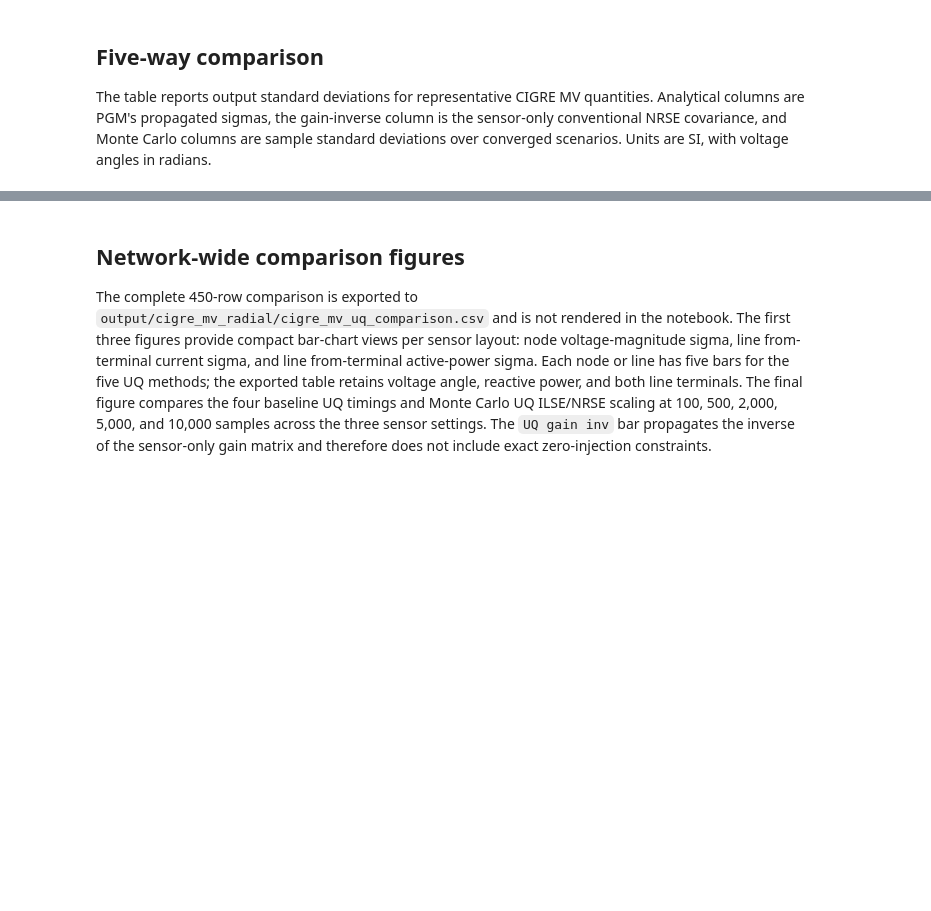
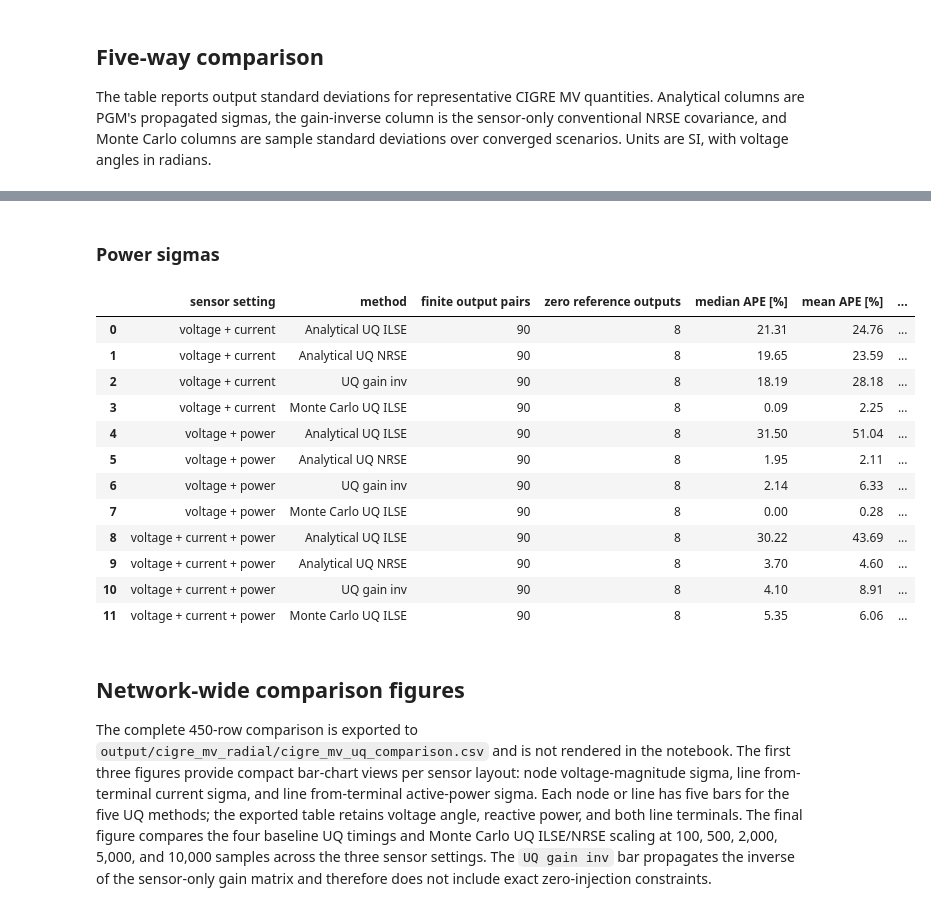
Before and after one commit to Plusero/power-grid-model, a Jupyter notebook: docs/examples/CIGRE MV State Estimation UQ Example.ipynb, the cells around one changed output, grey strips where cells are left out. Cells and saved outputs as stored; diff of their text form; code cells hidden in the pictures; blank space fills up the shorter version.

```diff
--- a/docs/examples/CIGRE MV State Estimation UQ Example.ipynb
+++ b/docs/examples/CIGRE MV State Estimation UQ Example.ipynb
@@ -867,3 +1101,21 @@ Comparison table exported to docs/examples/output/cigre_mv_radial/cigre_mv_uq_co
+# %% [markdown]
+### Power sigmas
+# %%
+format_category_table("Power sigmas")
+# %% [output]
+|  | sensor setting | method | finite output pairs | zero reference outputs | median APE [%] | mean APE [%] | ... |
+| 0 | voltage + current | Analytical UQ ILSE | 90 | 8 | 21.31 | 24.76 | ... |
+| 1 | voltage + current | Analytical UQ NRSE | 90 | 8 | 19.65 | 23.59 | ... |
+| 2 | voltage + current | UQ gain inv | 90 | 8 | 18.19 | 28.18 | ... |
+| 3 | voltage + current | Monte Carlo UQ ILSE | 90 | 8 | 0.09 | 2.25 | ... |
+| 4 | voltage + power | Analytical UQ ILSE | 90 | 8 | 31.50 | 51.04 | ... |
+| 5 | voltage + power | Analytical UQ NRSE | 90 | 8 | 1.95 | 2.11 | ... |
+| 6 | voltage + power | UQ gain inv | 90 | 8 | 2.14 | 6.33 | ... |
+| 7 | voltage + power | Monte Carlo UQ ILSE | 90 | 8 | 0.00 | 0.28 | ... |
+| 8 | voltage + current + power | Analytical UQ ILSE | 90 | 8 | 30.22 | 43.69 | ... |
+| 9 | voltage + current + power | Analytical UQ NRSE | 90 | 8 | 3.70 | 4.60 | ... |
+| 10 | voltage + current + power | UQ gain inv | 90 | 8 | 4.10 | 8.91 | ... |
+| 11 | voltage + current + power | Monte Carlo UQ ILSE | 90 | 8 | 5.35 | 6.06 | ... |
 # %% [markdown]
 ## Network-wide comparison figures
 
```
Also changed, not shown: parts of 11 cells of this notebook, 4 other files.
